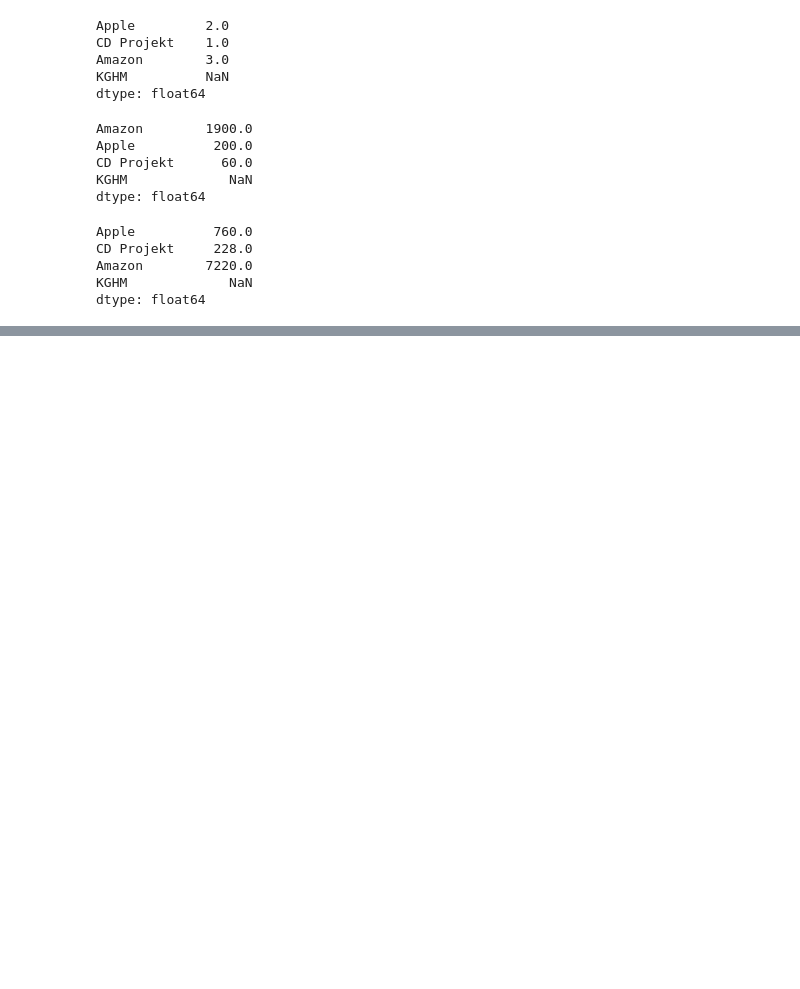
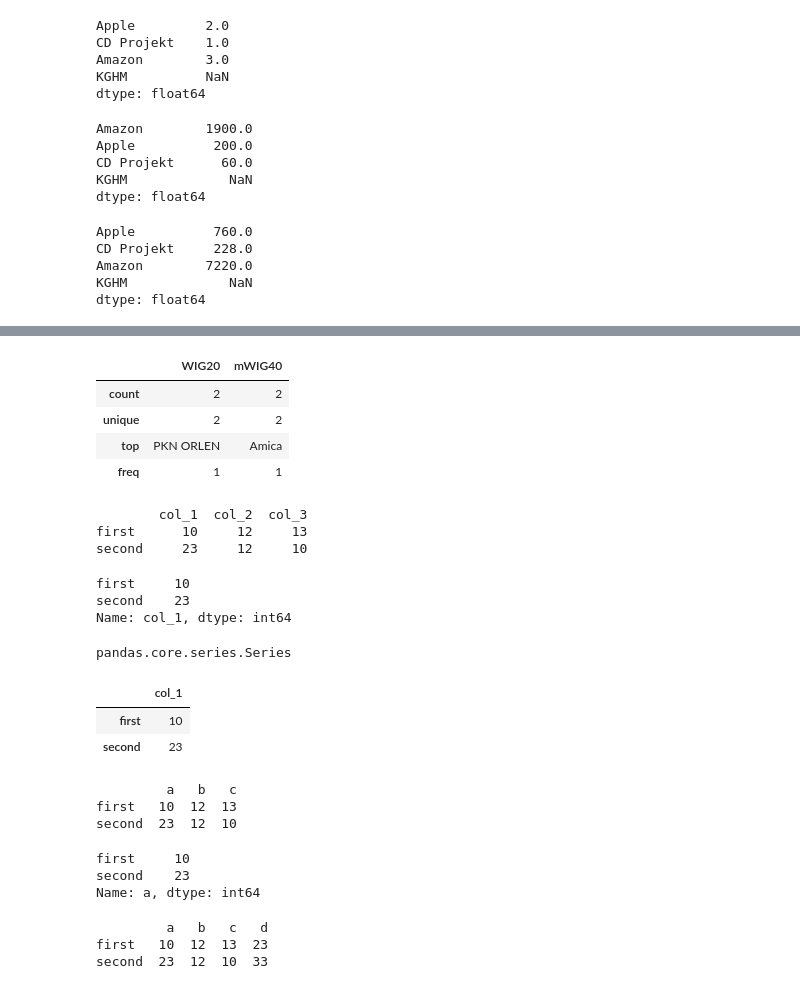
Before and after one commit to PremGorecki/DataScience, a Jupyter notebook: 02_analiza_danych/01_pandas_intro.ipynb, the cells around one changed output, grey strips where cells are left out. Saved outputs shown, nothing was run; the diff lists cells and outputs as text; code cells hidden in the pictures; blank space fills up the shorter version.

```diff
--- a/02_analiza_danych/01_pandas_intro.ipynb
+++ b/02_analiza_danych/01_pandas_intro.ipynb
@@ -172,0 +196,5 @@ dtype: float64
+# %%
+df = pd.DataFrame(data = {'WIG20' : ['PKN ORLEN', 'PKOBP'],
+                          'mWIG40' : ['Amica', 'Playway']})
+
+print(df)
@@ -172,0 +230,33 @@ dtype: float64
+# %%
+df.describe()
+# %% [output]
+|  | WIG20 | mWIG40 |
+| count | 2 | 2 |
+| unique | 2 | 2 |
+| top | PKN ORLEN | Amica |
+| freq | 1 | 1 |
+# %%
+df = pd.DataFrame(data = [[10, 12, 13], [23, 12, 10]],
+                  index = ['first', 'second'],
+                  columns = ['col_1', 'col_2', 'col_3'])
+print(df)
+# %% [output]
+        col_1  col_2  col_3
+first      10     12     13
+second     23     12     10
+# %%
+df['col_1']
+# %% [output]
+first     10
+second    23
+Name: col_1, dtype: int64
+# %%
+type(df['col_1'])
+# %% [output]
+pandas.core.series.Series
+# %%
+df[['col_1']]
+# %% [output]
+|  | col_1 |
+| first | 10 |
+| second | 23 |
@@ -172,0 +265,12 @@ dtype: float64
+# %%
+print(df)
+# %% [output]
+         a   b   c
+first   10  12  13
+second  23  12  10
+# %%
+print(df.a)
+# %% [output]
+first     10
+second    23
+Name: a, dtype: int64
@@ -172,0 +279,6 @@ dtype: float64
+# %%
+print(df)
+# %% [output]
+         a   b   c   d
+first   10  12  13  23
+second  23  12  10  33
```
Also changed, not shown: parts of 15 cells of this notebook.
